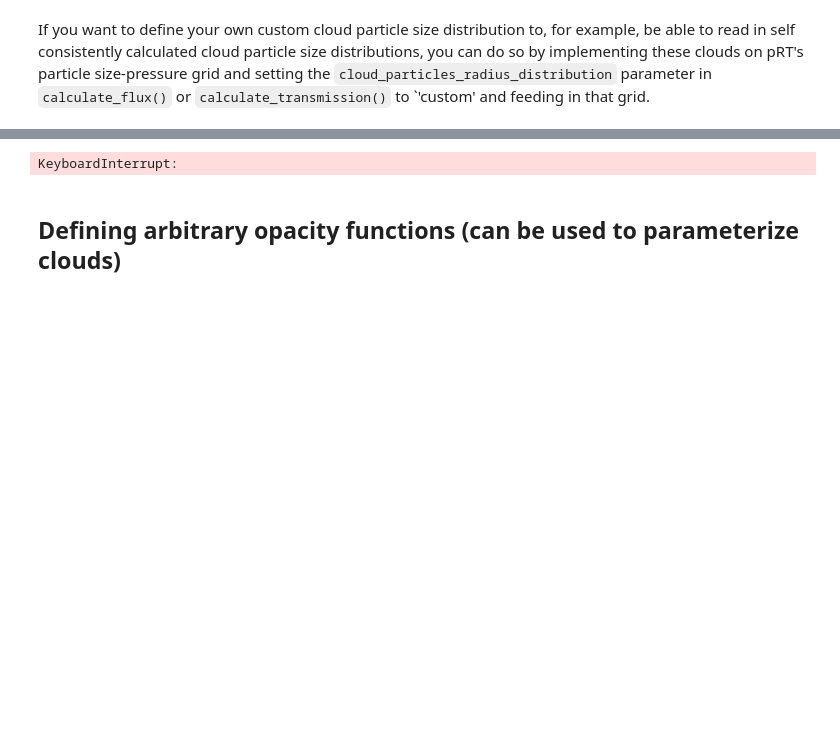
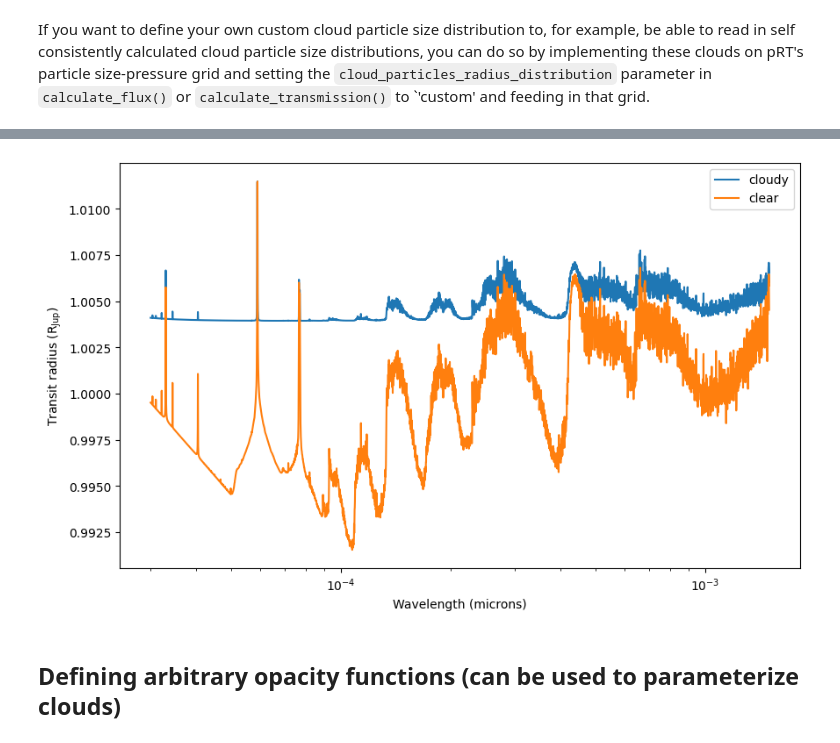
Before and after one commit to FormingWorlds/petitRADTRANS, a Jupyter notebook: docs/content/notebooks/including_clouds.ipynb, the cells around one changed output, grey strips where cells are left out. Cells and saved outputs as stored; diff of their text form; code cells hidden in the pictures; blank space fills up the shorter version.

```diff
--- a/docs/content/notebooks/including_clouds.ipynb
+++ b/docs/content/notebooks/including_clouds.ipynb
@@ -794,46 +795,48 @@ Expected pressures: 100
 # %%
+fig, ax = plt.subplots(figsize=(10, 6))
+
+mass_fractions['Mg2SiO4(s)_crystalline__DHS'] = 5e-10 * np.ones_like(temperatures)
 
 wavelengths_cloudy, transit_radii_cloudy, additional_output_norm = atmosphere.calculate_transit_radii(temperatures=temperatures,
                                                                    mass_fractions=mass_fractions,
                                                                    mean_molar_masses=mean_molar_masses,
                                                                    reference_gravity=reference_gravity,
                                                                    planet_radius=planet_radius,
                                                                    reference_pressure=reference_pressure,
-                                                                   cloud_particle_number_density_grid = Z,
+                                                                   cloud_particle_number_density_grid = cloud_particle_number_density_grid, # the custom cloud particle size distribution grid
                                                                    eddy_diffusion_coefficients=eddy_diffusion_coefficients,
-                                                                   cloud_particles_radius_distribution="custom",
+                                                                   cloud_particles_radius_distribution="custom", # this is needed to specify that we want to use the custom cloud particle size distribution grid
                                                                    cloud_f_sed=cloud_f_sed,
                                                                    cloud_particle_radius_distribution_std = cloud_particle_radius_distribution_std,
-                                                                   return_contribution=True,
                                                                  )
 
-mass_fractions['Mg2SiO4(s)_crystalline__DHS'] = 0.000000 * np.ones_like(temperatures)
 
+ax.plot(wavelengths_cloudy, transit_radii_cloudy / cst.r_jup_mean, label='cloudy', zorder=1)
 
-wavelengths, transit_radii, additional_output_norm = atmosphere.calculate_transit_radii(temperatures=temperatures,
-                                                                   mass_fractions=mass_fractions,
-                                                                   mean_molar_masses=mean_molar_masses,
-                                                                   reference_gravity=reference_gravity,
-                                                                   planet_radius=planet_radius,
-                                                                   reference_pressure=reference_pressure,
-                                                                   return_contribution=True,
-                                                                    return_particles_radii=True,
-                                                                   return_particles_radii_bins=True)
+mass_fractions['Mg2SiO4(s)_crystalline__DHS'] = np.zeros_like(temperatures)
 
-particles_radii_bins = additional_output_norm['particles_radii_bins']/1e-4
-particles_radii = additional_output_norm['particles_radii']
-
-print(len(particles_radii_bins), len(particles_radii))
+wavelengths, transit_radii, __ = atmosphere.calculate_transit_radii(temperatures=temperatures,
+                                                                    mass_fractions=mass_fractions,
+                                                                    mean_molar_masses=mean_molar_masses,
+                                                                    reference_gravity=reference_gravity,
+                                                                    planet_radius=planet_radius,
+                                                                    reference_pressure=reference_pressure,
+                                                                    cloud_particle_number_density_grid = cloud_particle_number_density_grid,
+                                                                    eddy_diffusion_coefficients=eddy_diffusion_coefficients,
+                                                                    cloud_particles_radius_distribution="custom",
+                                                                    cloud_f_sed=cloud_f_sed,
+                                                                    cloud_particle_radius_distribution_std = cloud_particle_radius_distribution_std,
+                                                                    )
 
 ax.plot(wavelengths, transit_radii / cst.r_jup_mean, label='clear', zorder=1)
 
 ax.set_xscale('log')
 ax.set_xlabel('Wavelength (microns)')
 ax.set_ylabel(r'Transit radius ($\rm R_{Jup}$)')
 ax.legend(loc='best')
 plt.show()
 # %% [output]
-KeyboardInterrupt:
+[figure, added]
 # %% [markdown]
 ## Defining arbitrary opacity functions (can be used to parameterize clouds)
 # %% [markdown]
```
Also changed, not shown: parts of 1 cell of this notebook.
